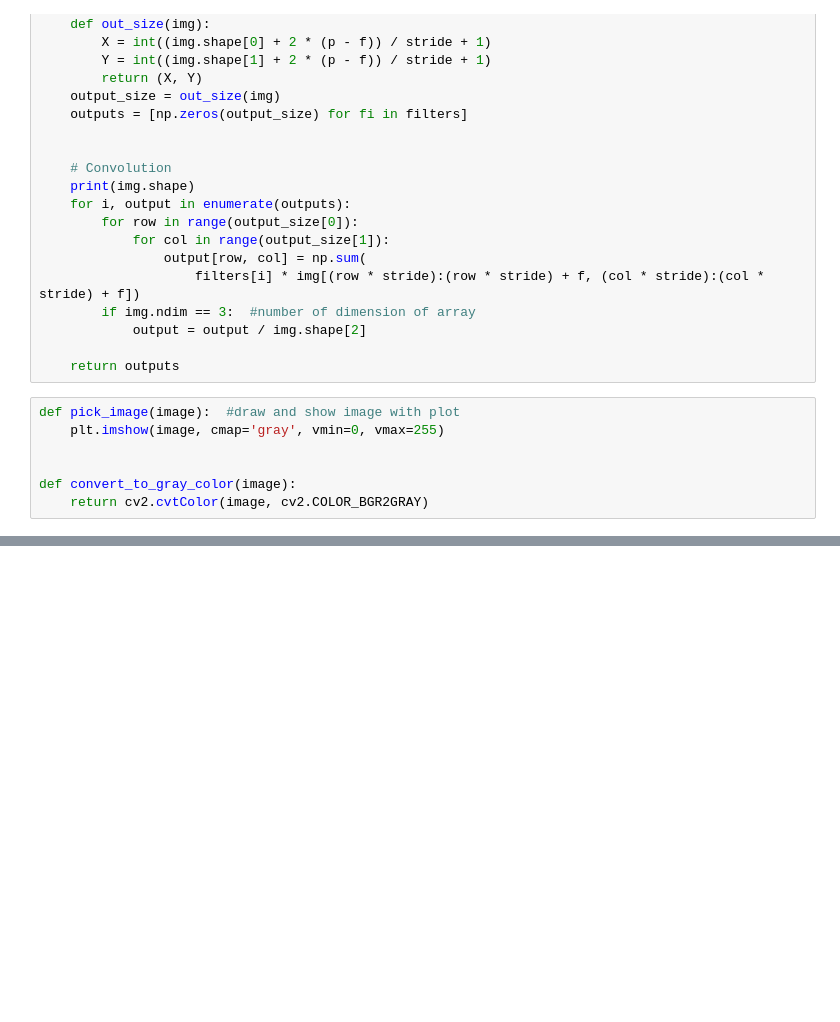
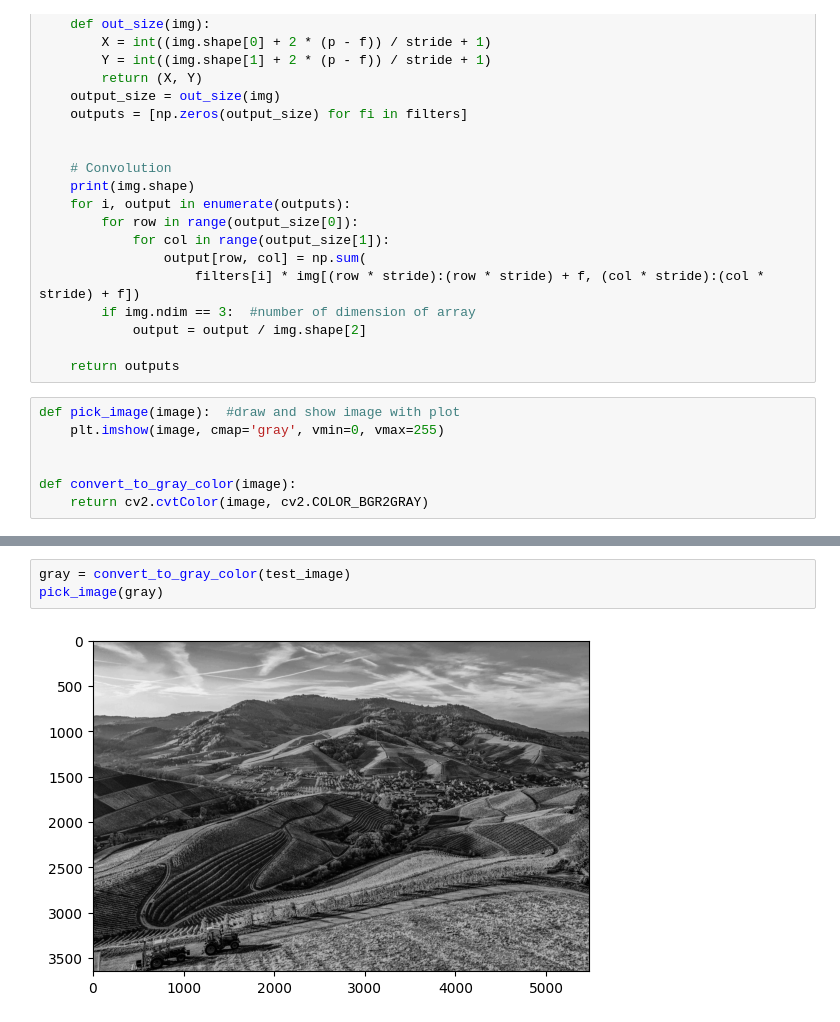
Before and after one commit to navidraeiszadeh/image_and_audio_processing, a Jupyter notebook: Image Proccessing.ipynb, the cells around one changed output, grey strips where cells are left out. Saved outputs shown, nothing was run; the diff lists cells and outputs as text; blank space fills up the shorter version.

```diff
--- a/Image Proccessing.ipynb
+++ b/Image Proccessing.ipynb
@@ -58,0 +74,5 @@ def convert_to_gray_color(image):
+# %%
+gray = convert_to_gray_color(test_image)
+pick_image(gray)
+# %% [output]
+[figure, added]
```
Also changed, not shown: parts of 6 cells of this notebook, 5 other files.
